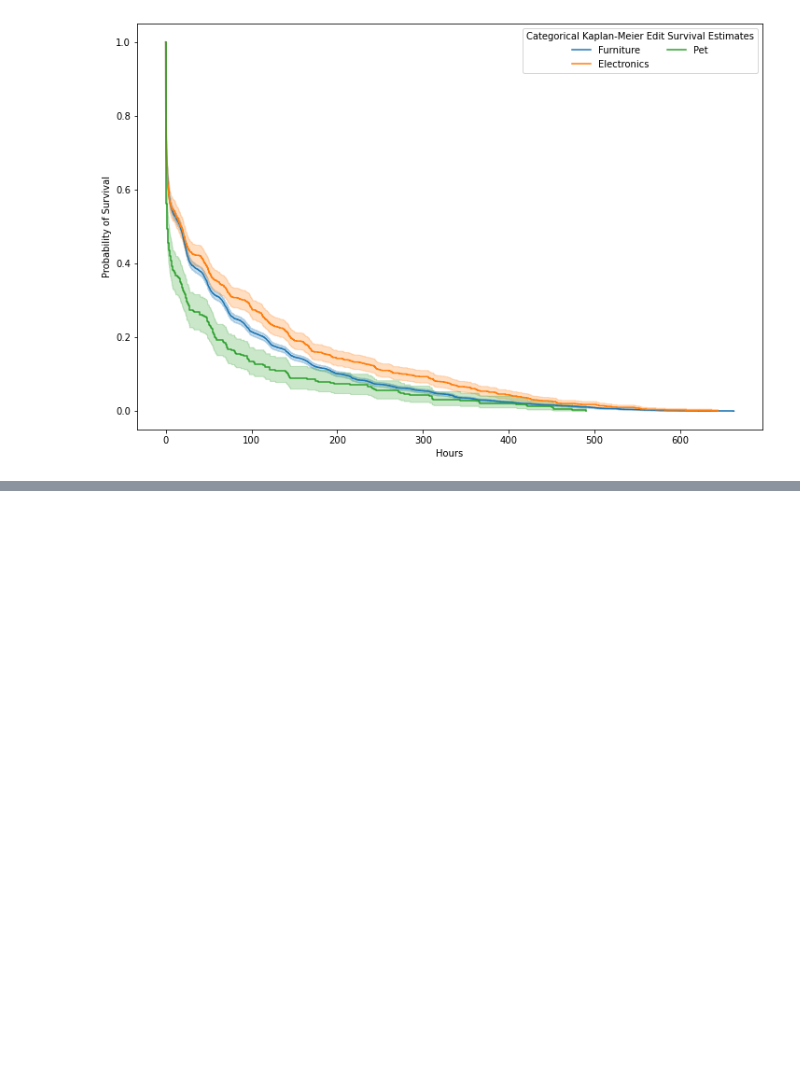
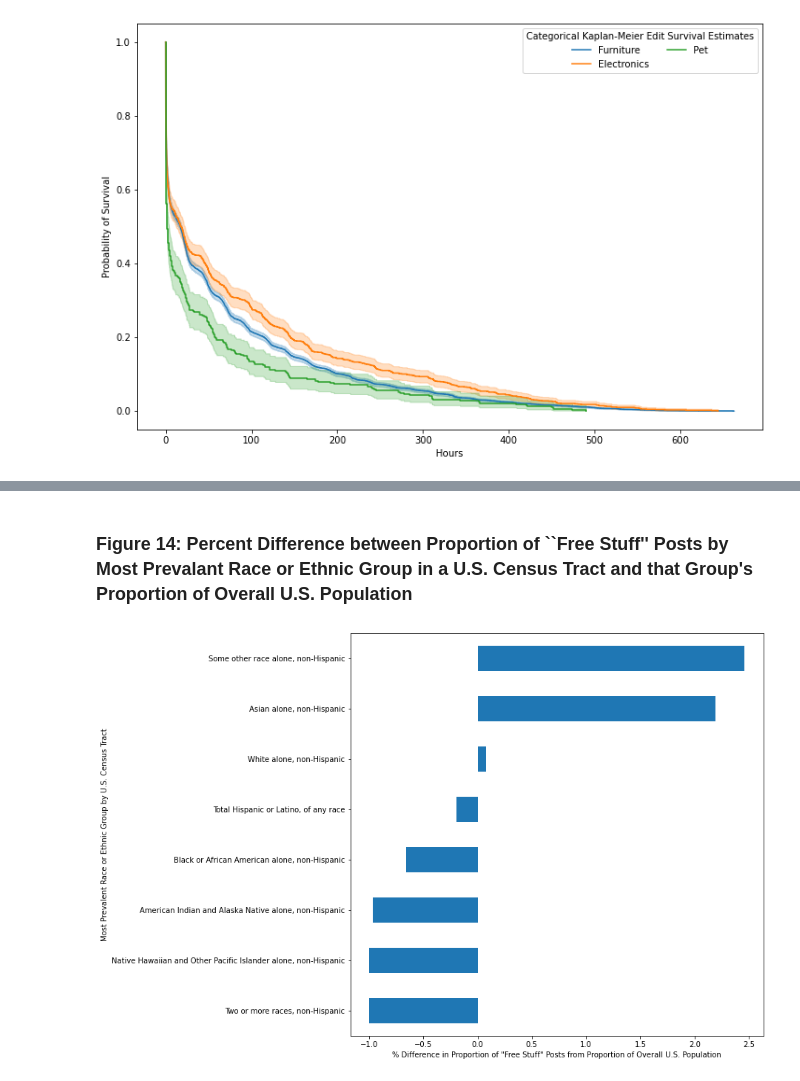
Before and after one commit to jonclindaniel/digital-formation-processes, a Jupyter notebook: data_analysis/02_visualization.ipynb, the cells around one changed output, grey strips where cells are left out. Cells and saved outputs as stored; diff of their text form; code cells hidden in the pictures; blank space fills up the shorter version.

```diff
--- a/data_analysis/02_visualization.ipynb
+++ b/data_analysis/02_visualization.ipynb
@@ -480,0 +736,27 @@ plt.savefig('figure12.pdf', dpi=300, format="pdf", bbox_inches="tight")
+# %% [markdown]
+### Figure 14: Percent Difference between Proportion of ``Free Stuff'' Posts by Most Prevalant Race or Ethnic Group in a U.S. Census Tract and that Group's Proportion of Overall U.S. Population
+# %%
+overall_by_tract = pd.concat([erasure_by_tract, non_erasure_by_tract])
+
+fig, ax = plt.subplots(figsize=(10, 10))
+df = pd.merge(acs_race_eth_overall_prop,
+              overall_by_tract.groupby(['most_prev']).GEOID.count() / overall_by_tract.GEOID.count(),
+              on='most_prev',
+              how='left') \
+       .fillna(0)
+
+df.rename(columns={'GEOID_x': 'acs', 'GEOID_y': 'post_tracts'},
+          inplace=True)
+
+df_diff = pd.DataFrame(((df.post_tracts - df.acs) / df.acs), columns=['diff'])
+df_diff.sort_values(by=['diff', 'most_prev'],
+                    ascending=[True, False],
+                    inplace=True)
+df_diff.plot(kind='barh', ax=ax, legend=False)
+plt.ylabel('Most Prevalent Race or Ethnic Group by U.S. Census Tract')
+plt.xlabel('% Difference in Proportion of "Free Stuff" Posts from Proportion of Overall U.S. Population')
+
+# save to file
+plt.savefig('figure14.pdf', dpi=300, format="pdf", bbox_inches="tight")
+# %% [output]
+[figure, added]
```
Also changed, not shown: parts of 16 cells of this notebook, 10 other files.
